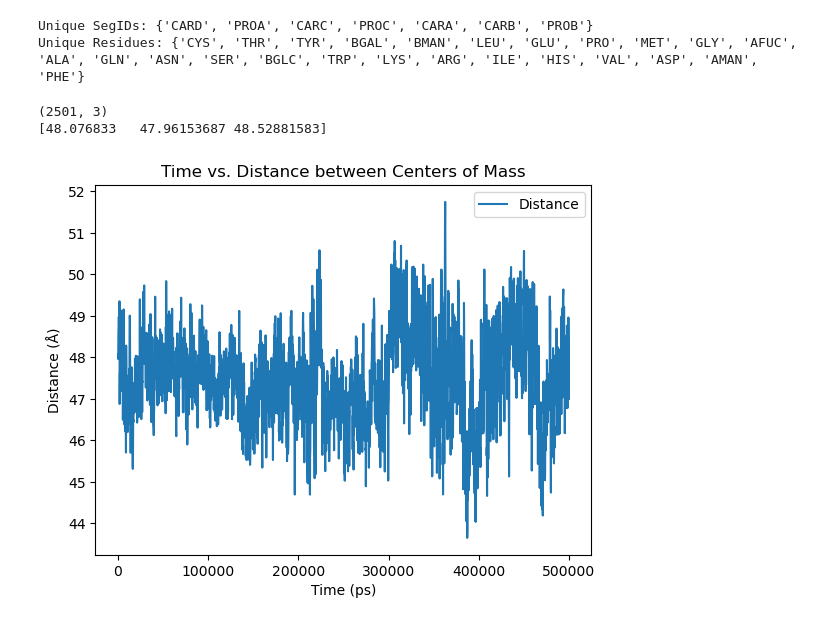
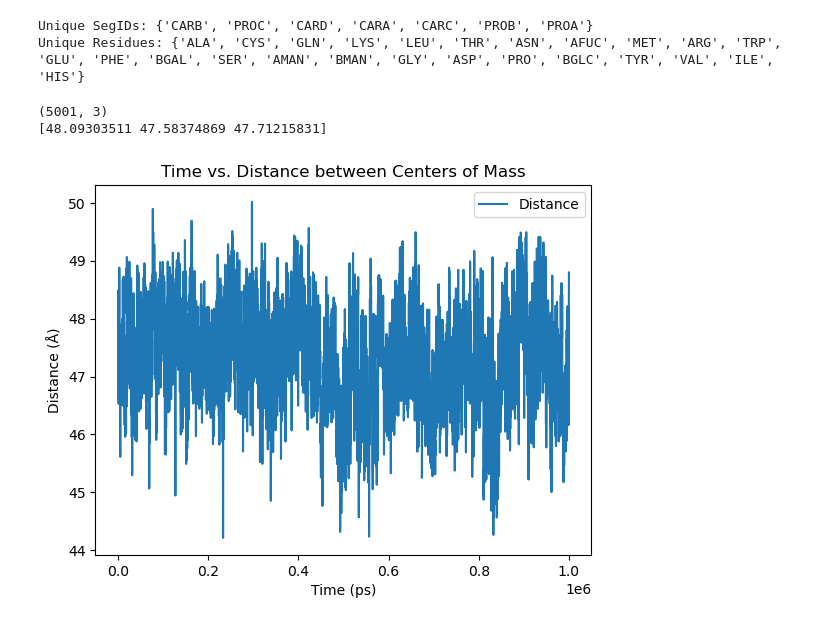
Before and after one commit to Hehlen/Vibrations, a Jupyter notebook: distance_analysis.ipynb, the cells around one changed output. Cells and saved outputs as stored; diff of their text form; code cells hidden in the pictures.

```diff
--- a/distance_analysis.ipynb
+++ b/distance_analysis.ipynb
@@ -41,8 +41,8 @@ CARC AFUC 8 10069 H61
 CARC AFUC 8 10070 H62
 CARC AFUC 8 10071 H63
 # %%
-strc_file = '../PROTEINS/CD16_old_dyna/CD16_DFTE_DFTE_nofuc/DYNA1_500ns/step3_input_no_water_no_ions.pdb'
-traj_file = '../PROTEINS/CD16_old_dyna/CD16_DFTE_DFTE_nofuc/DYNA1_500ns/step3_input.pdb_aligned_no_water_no_ions.xtc'
+strc_file = '/media/bhehlen/Expansion/CD16_newDyna/nofuc1/MULTIDIR/2/merged_files/step3_input_no_water_no_ions.pdb'
+traj_file = '/media/bhehlen/Expansion/CD16_newDyna/nofuc1/MULTIDIR/2/merged_files/all_aligned_no_water_no_ions.xtc'
 
 # Load your trajectory and topology files
 u = mda.Universe(strc_file, traj_file)
@@ -53,8 +53,8 @@ unique_residues = set(atom.resname for atom in u.atoms)
 print("Unique SegIDs:", unique_segids)
 print("Unique Residues:", unique_residues)
 # %% [output]
-Unique SegIDs: {'CARD', 'PROA', 'CARC', 'PROC', 'CARA', 'CARB', 'PROB'}
-Unique Residues: {'CYS', 'THR', 'TYR', 'BGAL', 'BMAN', 'LEU', 'GLU', 'PRO', 'MET', 'GLY', 'AFUC', 'ALA', 'GLN', 'ASN', 'SER', 'BGLC', 'TRP', 'LYS', 'ARG', 'ILE', 'HIS', 'VAL', 'ASP', 'AMAN', 'PHE'}
+Unique SegIDs: {'CARB', 'PROC', 'CARD', 'CARA', 'CARC', 'PROB', 'PROA'}
+Unique Residues: {'ALA', 'CYS', 'GLN', 'LYS', 'LEU', 'THR', 'ASN', 'AFUC', 'MET', 'ARG', 'TRP', 'GLU', 'PHE', 'BGAL', 'SER', 'AMAN', 'BMAN', 'GLY', 'ASP', 'PRO', 'BGLC', 'TYR', 'VAL', 'ILE', 'HIS'}
 # %%
 # Define two atom selections
 #selection1 = u.select_atoms("segid CARA and resnum 1 and name O6")
@@ -82,17 +82,17 @@ print(distances[0:3])
 #for frame, avg_distance in enumerate(average_distances):
 #    print(f"Frame {frame + 1}: Average Distance = {avg_distance:.3f} Å")
 # %% [output]
-(2501, 3)
-[48.076833   47.96153687 48.52881583]
+(5001, 3)
+[48.09303511 47.58374869 47.71215831]
 # %%
 # Plot the distances as a function of time
 time_values = [ts.time for ts in u.trajectory]
-np.savetxt('distance.dat', distances)
+np.savetxt('data/distance.dat', distances)
 plt.plot(time_values, distances, label="Distance")
 plt.xlabel("Time (ps)")
 plt.ylabel("Distance (Å)")
 plt.title("Time vs. Distance between Centers of Mass")
 plt.legend()
 plt.show()
 # %% [output]
-[figure, old version]
+[figure, new version]
```
Also changed, not shown: parts of 2 cells of this notebook, 2 other files.
